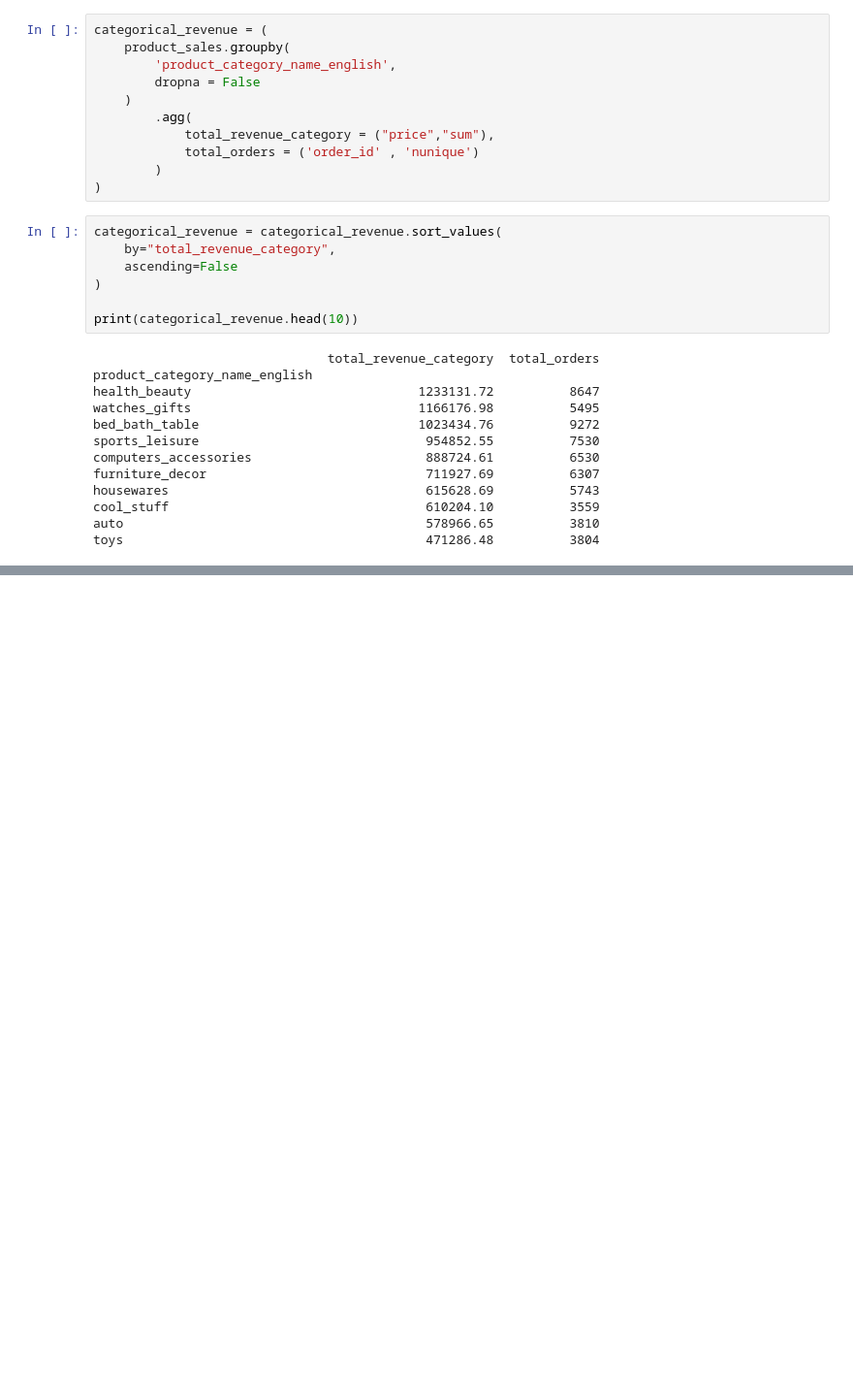
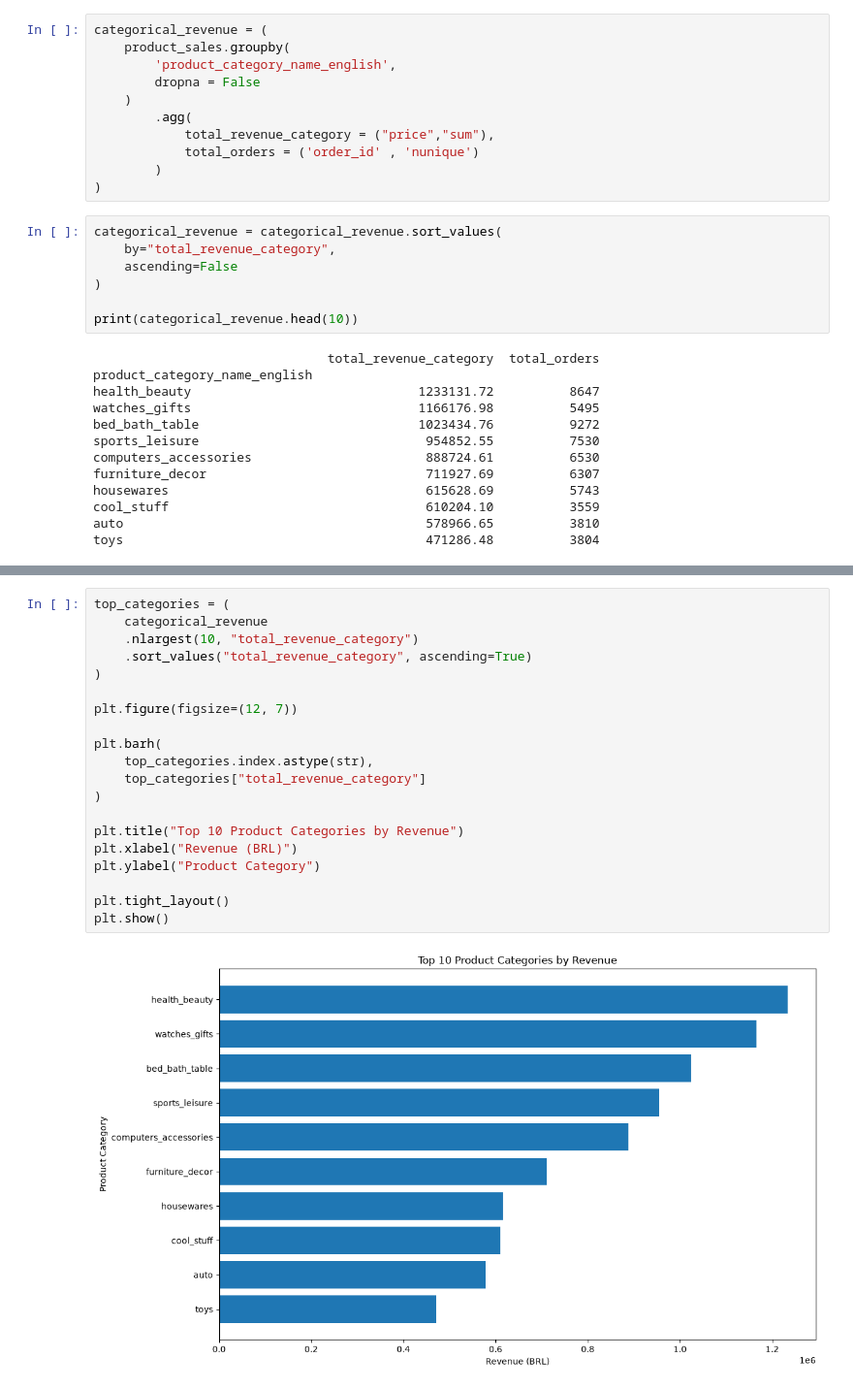
Before and after one commit to vipulyadav-2004/business-sales-analysis, a Jupyter notebook: notebooks/02_exploratory_data_analysis.ipynb, the cells around one changed output, grey strips where cells are left out. Shown at 97% size. Cells and saved outputs as stored; diff of their text form; blank space fills up the shorter version.

```diff
--- a/notebooks/02_exploratory_data_analysis.ipynb
+++ b/notebooks/02_exploratory_data_analysis.ipynb
@@ -215,0 +244,22 @@ toys                                        471286.48          3804
+# %%
+top_categories = (
+    categorical_revenue
+    .nlargest(10, "total_revenue_category")
+    .sort_values("total_revenue_category", ascending=True)
+)
+
+plt.figure(figsize=(12, 7))
+
+plt.barh(
+    top_categories.index.astype(str),
+    top_categories["total_revenue_category"]
+)
+
+plt.title("Top 10 Product Categories by Revenue")
+plt.xlabel("Revenue (BRL)")
+plt.ylabel("Product Category")
+
+plt.tight_layout()
+plt.show()
+# %% [output]
+[figure, added]
```
Also changed, not shown: parts of 1 cell of this notebook, 2 other files.
